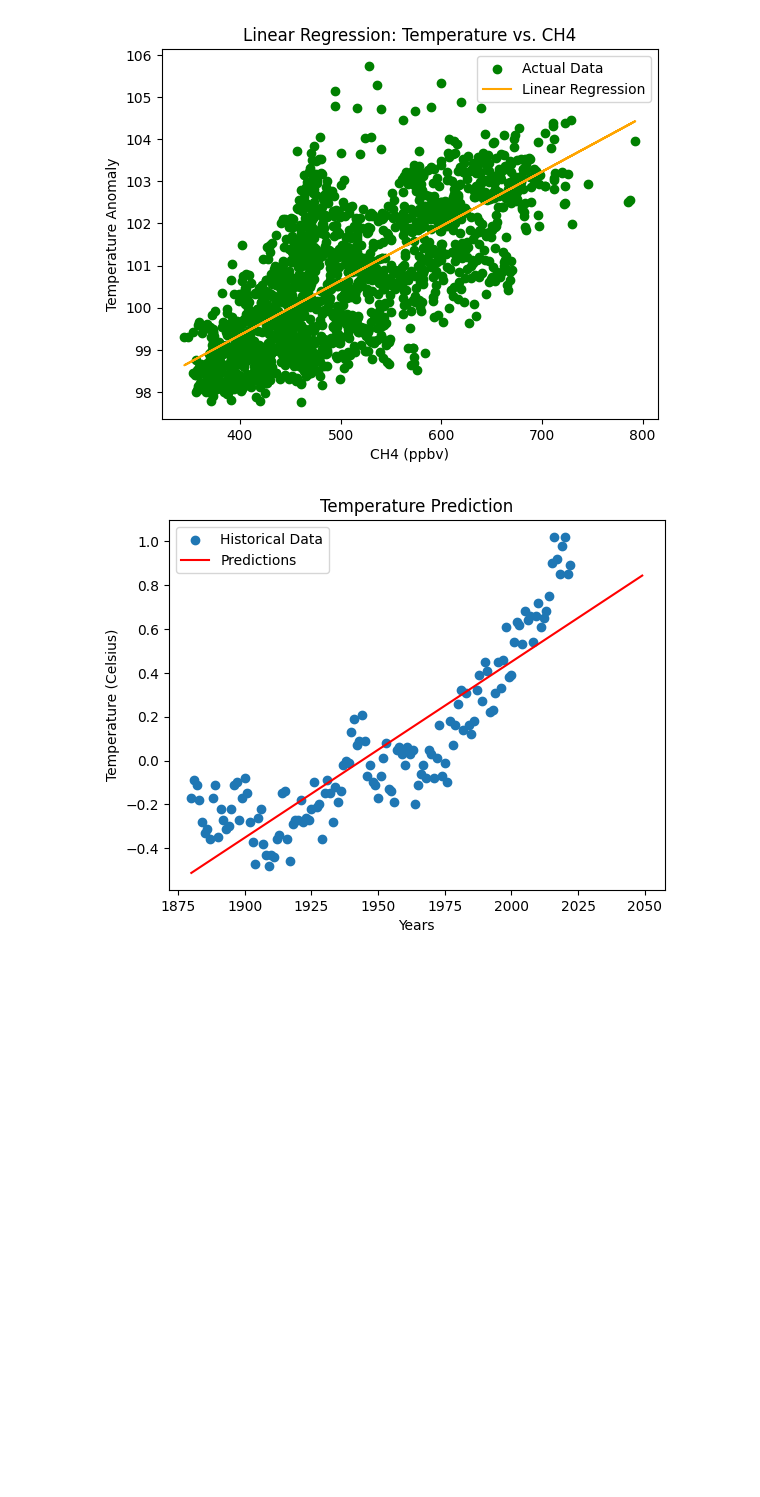
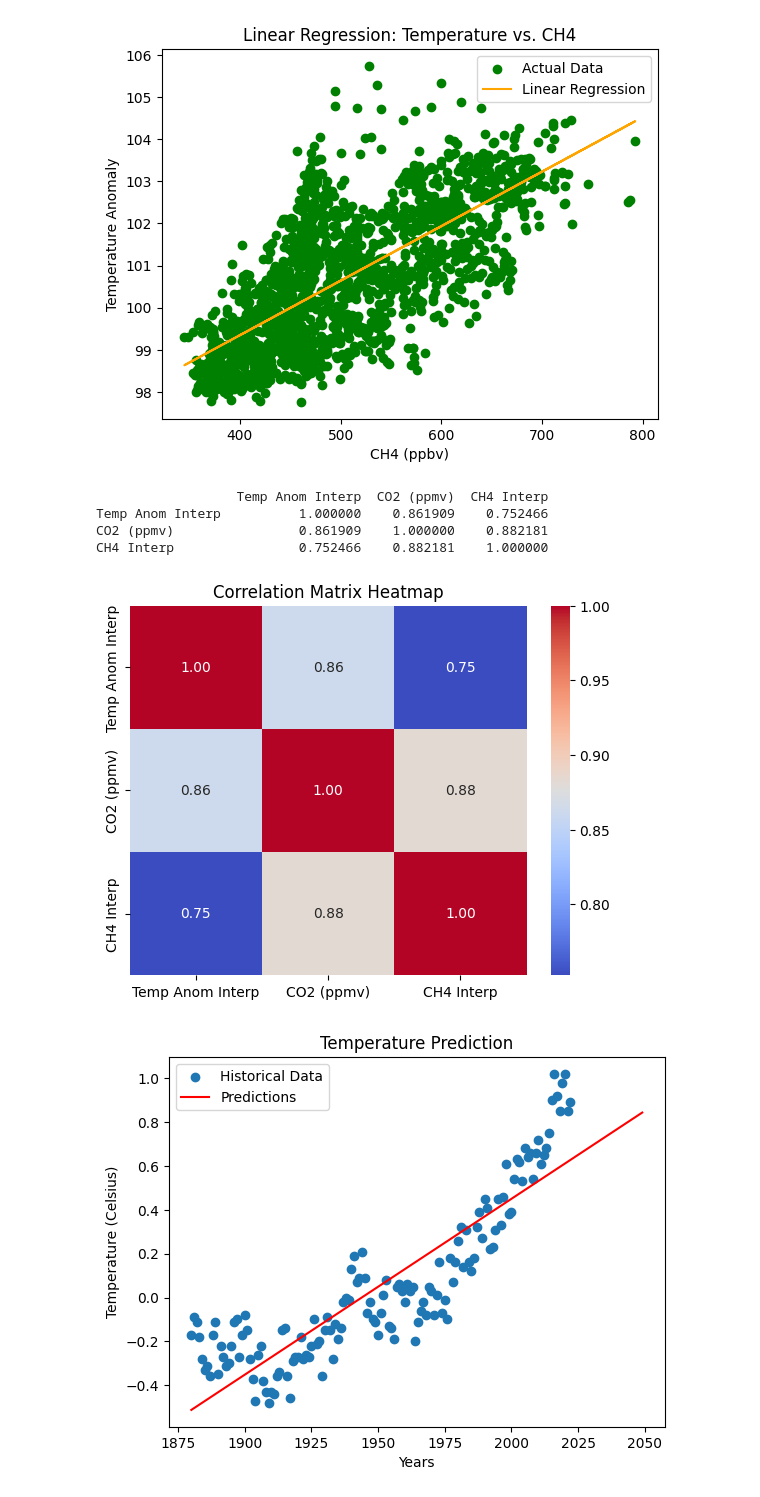
Before and after one commit to StefaniaVerduga/PfDA-project-2, a Jupyter notebook: PfDA-project-2.ipynb, the cells around one changed output. Drawn from its saved outputs; the diff is of its cells as text; code cells hidden in the pictures; blank space fills up the shorter version.

Commit message:
Added correlation matrix and heatmap

```diff
--- a/PfDA-project-2.ipynb
+++ b/PfDA-project-2.ipynb
@@ -473,6 +473,27 @@ plt.legend()
 plt.show()
 # %% [output]
 [figure]
+# %%
+# Create a correlation matrix for the variables we are analising
+# https://medium.com/@szabo.bibor/how-to-create-a-seaborn-correlation-heatmap-in-python-834c0686b88e
+correlation_matrix = temperat_co2_ch4_df[['Temp Anom Interp', 'CO2 (ppmv)', 'CH4 Interp']].corr()
+
+# Display the correlation matrix
+print(correlation_matrix)
+# %% [output]
+                  Temp Anom Interp  CO2 (ppmv)  CH4 Interp
+Temp Anom Interp          1.000000    0.861909    0.752466
+CO2 (ppmv)                0.861909    1.000000    0.882181
+CH4 Interp                0.752466    0.882181    1.000000
+# %%
+# Create a heatmap
+sns.heatmap(correlation_matrix, annot=True, cmap='coolwarm', fmt='.2f')
+
+# Display the plot
+plt.title('Correlation Matrix Heatmap')
+plt.show()
+# %% [output]
+[figure, added]
 # %%
 # In order to perform a regression I used a database with the most current temperature data from NASA source.
 # https://data.giss.nasa.gov/gistemp/
```
Also changed, not shown: parts of 1 cell of this notebook.
